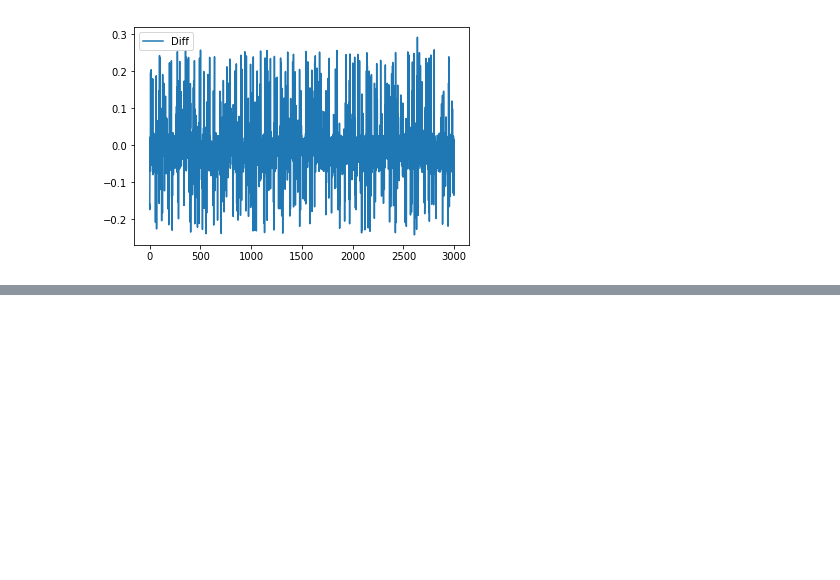
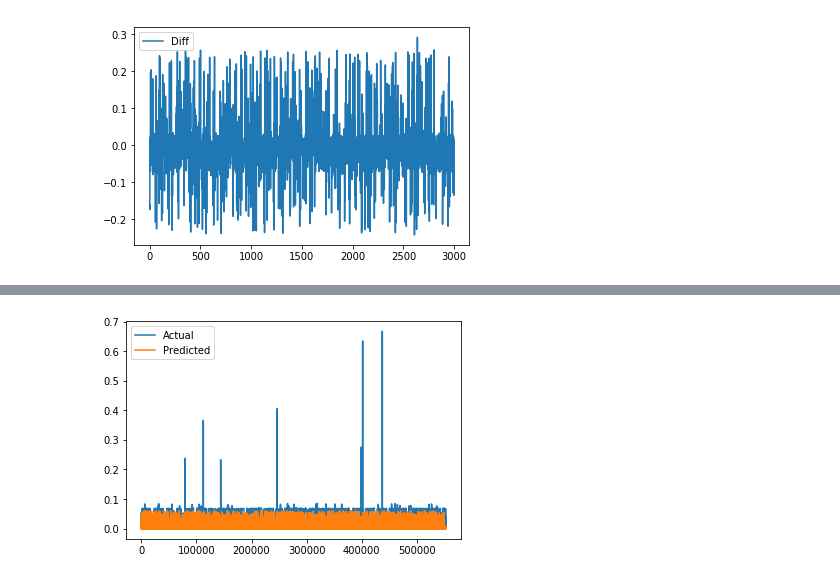
Before and after one commit to bhushan23/SmartOff, a Jupyter notebook: LSTM.ipynb, the cells around one changed output, grey strips where cells are left out. Cells and saved outputs as stored; diff of their text form; code cells hidden in the pictures; blank space fills up the shorter version.

```diff
--- a/LSTM.ipynb
+++ b/LSTM.ipynb
@@ -191,0 +231,4 @@ pyplot.show()
+# %%
+prediction = model.predict(X_Test)
+# %%
+Y_Test = Y_Test.reshape(Y_Test.shape[0],-1)
@@ -191,0 +237,7 @@ pyplot.show()
+# %%
+pyplot.plot(Y_Test, label='Actual')
+pyplot.plot(prediction, label='Predicted')
+pyplot.legend()
+pyplot.show()
+# %% [output]
+[figure, added]
```
Also changed, not shown: parts of 12 cells of this notebook.
